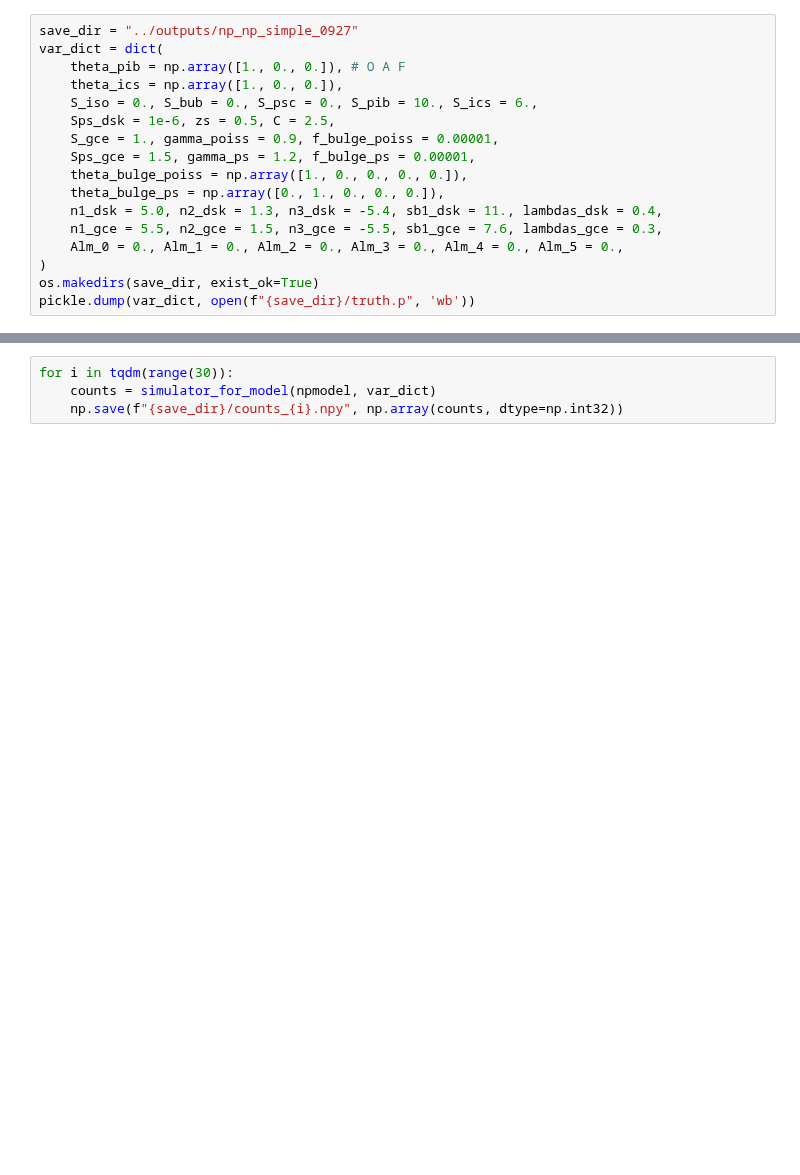
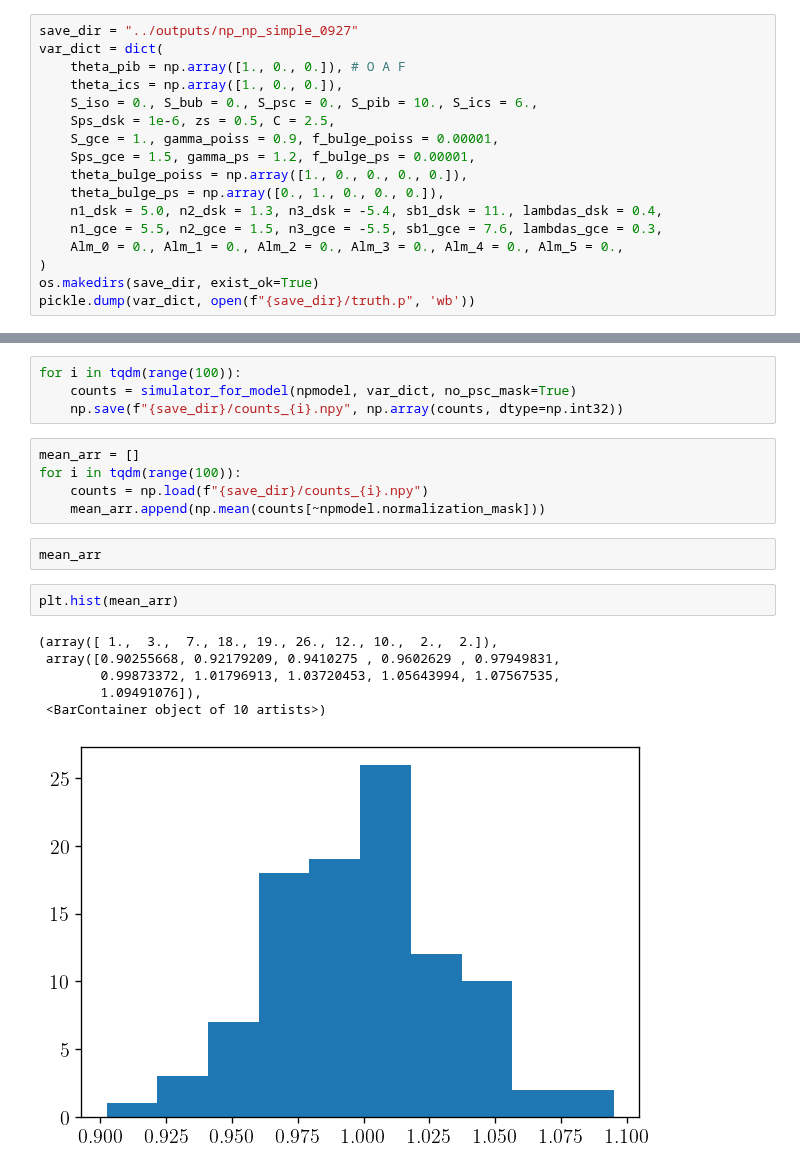
Before and after one commit to smsharma/fermi-prob-prog, a Jupyter notebook: validating/simulate.ipynb, the cells around one changed output, grey strips where cells are left out. Saved outputs shown, nothing was run; the diff lists cells and outputs as text; blank space fills up the shorter version.

```diff
--- a/validating/simulate.ipynb
+++ b/validating/simulate.ipynb
@@ -172,4 +222,20 @@ hp.cartview(np.clip(counts, 0.5, None), norm='log', latra=[-25., 25.], lonra=[-2
 # %%
-for i in tqdm(range(30)):
-    counts = simulator_for_model(npmodel, var_dict)
+for i in tqdm(range(100)):
+    counts = simulator_for_model(npmodel, var_dict, no_psc_mask=True)
     np.save(f"{save_dir}/counts_{i}.npy", np.array(counts, dtype=np.int32))
+# %%
+mean_arr = []
+for i in tqdm(range(100)):
+    counts = np.load(f"{save_dir}/counts_{i}.npy")
+    mean_arr.append(np.mean(counts[~npmodel.normalization_mask]))
+# %%
+mean_arr
+# %%
+plt.hist(mean_arr)
+# %% [output]
+(array([ 1.,  3.,  7., 18., 19., 26., 12., 10.,  2.,  2.]),
+ array([0.90255668, 0.92179209, 0.9410275 , 0.9602629 , 0.97949831,
+        0.99873372, 1.01796913, 1.03720453, 1.05643994, 1.07567535,
+        1.09491076]),
+ <BarContainer object of 10 artists>)
+[figure, added]
```
Also changed, not shown: parts of 6 cells of this notebook, 13 other files.
